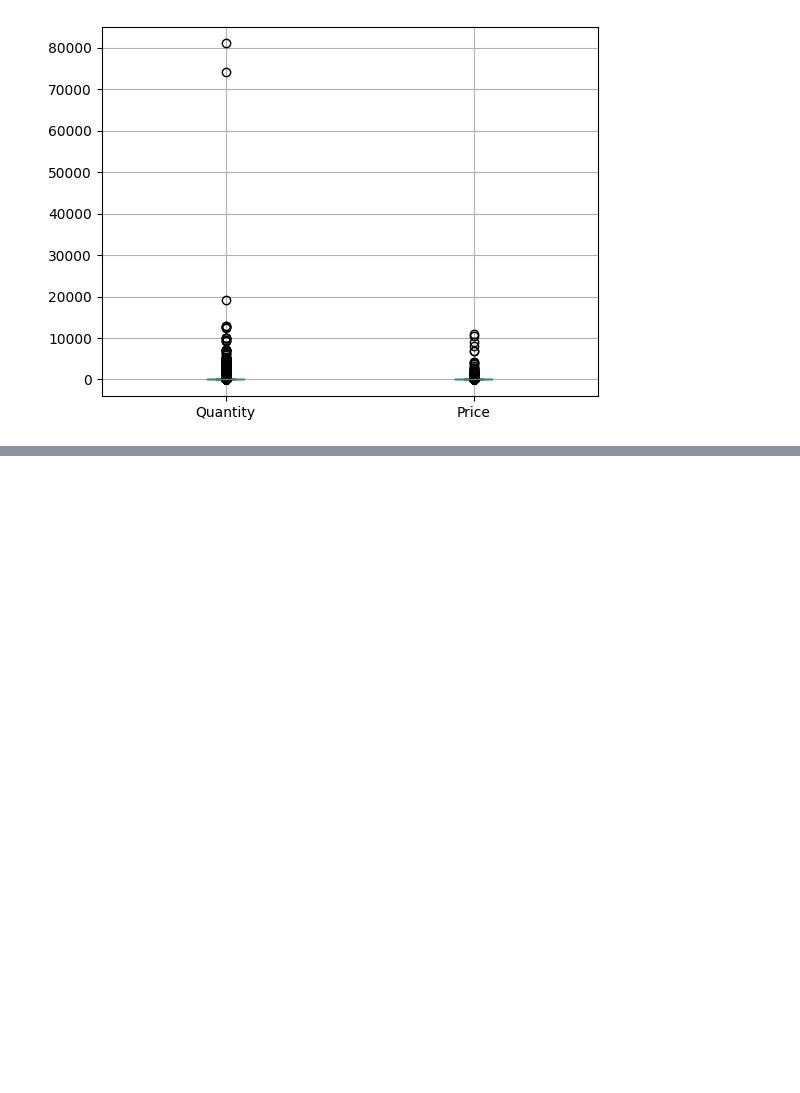
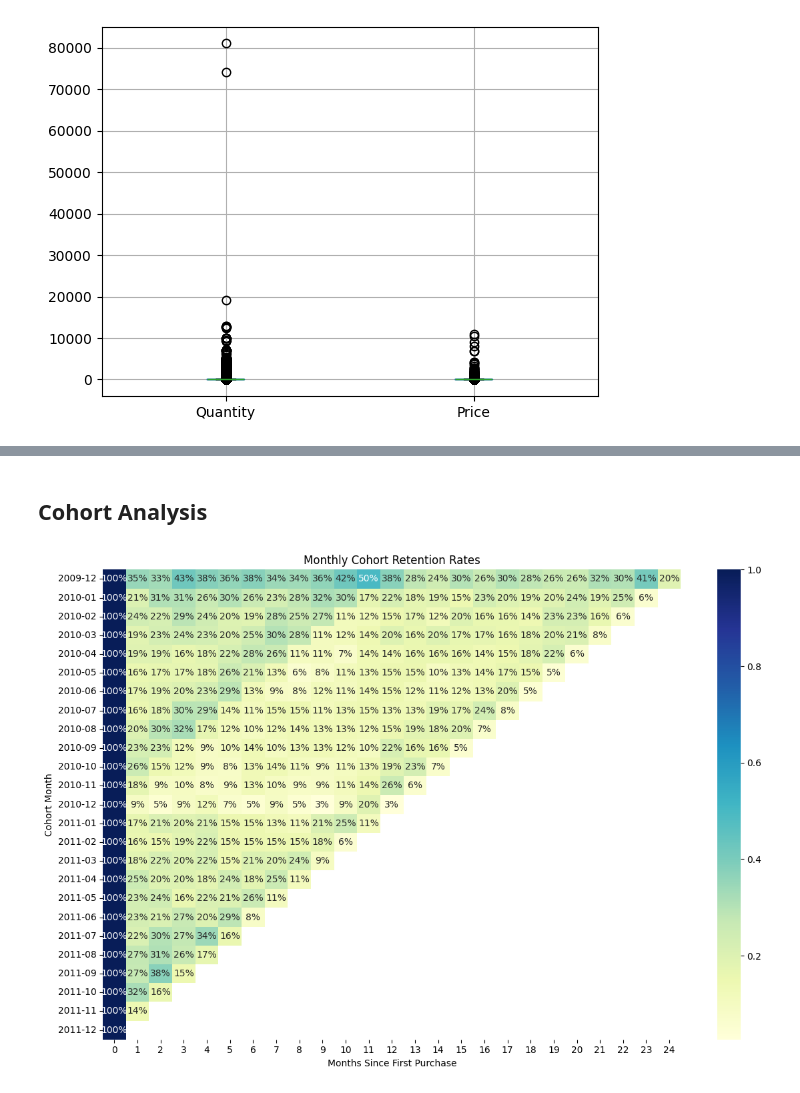
Before and after one commit to Gnabry1000/Retail-Business-Analysis, a Jupyter notebook: Business_Analysis.ipynb, the cells around one changed output, grey strips where cells are left out. Saved outputs shown, nothing was run; the diff lists cells and outputs as text; code cells hidden in the pictures; blank space fills up the shorter version.

```diff
--- a/Business_Analysis.ipynb
+++ b/Business_Analysis.ipynb
@@ -122,0 +247,19 @@ Data ranges from 2009-12-01 to 2011-12-09
+# %%
+
+df_cleaned['Week'] = df_cleaned['InvoiceDate'].dt.day_name()
+df_cleaned['WeekNum'] = df_cleaned['InvoiceDate'].dt.day_of_week
+
+week_revenue = df_cleaned.groupby('Week').agg({'TotalPrice': 'sum', 'WeekNum': 'first'}).sort_values(by='WeekNum')
+week_revenue['TotalPrice'] = week_revenue['TotalPrice'].round()
+
+plt.figure(figsize=(10,6))
+plt.plot(week_revenue.index, week_revenue['TotalPrice'], marker='o', color='teal')
+plt.title('Weekly Revenue Trend')
+plt.xlabel('Day of the Week')
+plt.ylabel('Total Revenue (in Millons £)')
+plt.xticks(rotation=45)
+plt.grid()
+plt.savefig('visualizations/weekly_revenue_trend.png')
+plt.show()
+
+df_cleaned = df_cleaned.drop(columns=['WeekNum', 'Week'])
@@ -180,0 +439,34 @@ There are 5881 unique customers in the dataset.
+# %% [markdown]
+## Cohort Analysis
+# %%
+
+# Create cohort month
+df_cleaned['InvoiceMonth'] = df_cleaned['InvoiceDate'].dt.to_period('M')
+df_cleaned['CohortMonth'] = df_cleaned.groupby('CustomerID')['InvoiceDate'].transform('min').dt.to_period('M')
+
+# Create cohort index (months since first purchase)
+df_cleaned['CohortIndex'] = (df_cleaned['InvoiceMonth'].dt.year - df_cleaned['CohortMonth'].dt.year) * 12 + (df_cleaned['InvoiceMonth'].dt.month - df_cleaned['CohortMonth'].dt.month)
+
+# Build cohort table
+cohort_data = df_cleaned.groupby(['CohortMonth', 'CohortIndex'])['CustomerID'].nunique().reset_index()
+cohort_table = cohort_data.pivot_table(index='CohortMonth',
+                                       columns='CohortIndex',
+                                       values='CustomerID')
+
+# Calculate retention rates
+cohort_size = cohort_table.iloc[:,0]
+retention_table = cohort_table.divide(cohort_size, axis=0)
+
+
+
+
+plt.figure(figsize=(12,8))
+sns.heatmap(retention_table, annot=True, fmt='.0%', cmap='YlGnBu')
+plt.title('Monthly Cohort Retention Rates')
+plt.ylabel('Cohort Month')
+plt.xlabel('Months Since First Purchase')
+plt.tight_layout()
+plt.savefig('visualizations/cohort_retention_heatmap.png')
+plt.show()
+# %% [output]
+[figure, added]
```
Also changed, not shown: parts of 51 cells of this notebook, 11 other files.
